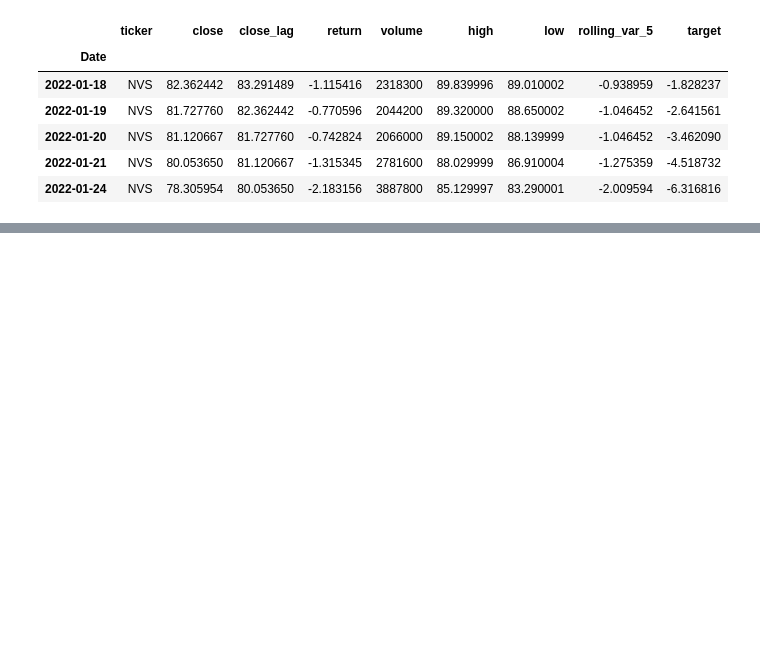
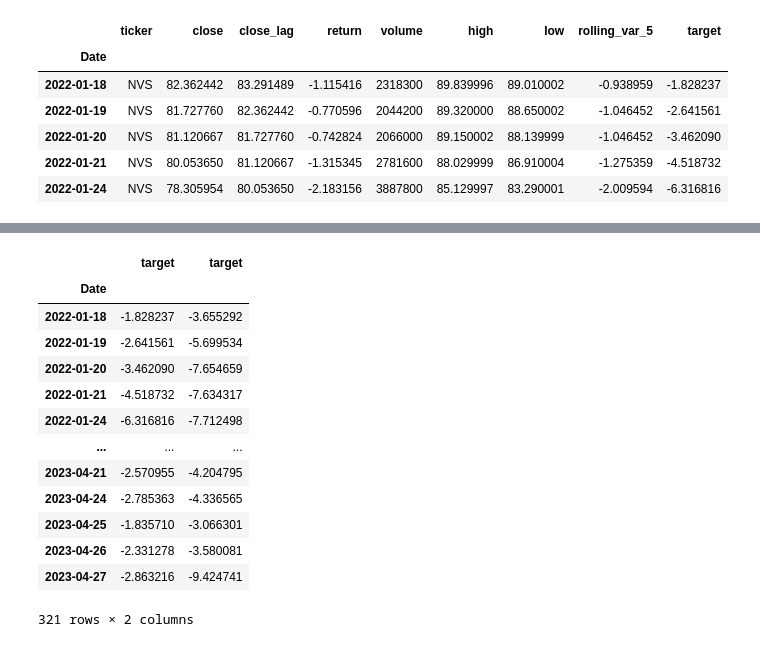
Before and after one commit to TobiPfeiffersGitHub/thesis_deep_ar, a Jupyter notebook: DeepARModel_test.ipynb, the cells around one changed output, grey strips where cells are left out. Drawn from its saved outputs; the diff is of its cells as text; code cells hidden in the pictures; blank space fills up the shorter version.

```diff
--- a/DeepARModel_test.ipynb
+++ b/DeepARModel_test.ipynb
@@ -84,0 +115,21 @@ gc
+# %%
+nvs_abbv = [data_nvs['target'], data_abbv['target']]
+granger_abbv = pd.concat(nvs_abbv, axis=1)
+columns=['NVS', 'ABBV']
+granger_abbv.colums = new_columns
+#granger_abbv
+# %% [output]
+|  | target | target |
+| Date |  |  |
+| 2022-01-18 | -1.828237 | -3.655292 |
+| 2022-01-19 | -2.641561 | -5.699534 |
+| 2022-01-20 | -3.462090 | -7.654659 |
+| 2022-01-21 | -4.518732 | -7.634317 |
+| 2022-01-24 | -6.316816 | -7.712498 |
+| ... | ... | ... |
+| 2023-04-21 | -2.570955 | -4.204795 |
+| 2023-04-24 | -2.785363 | -4.336565 |
+| 2023-04-25 | -1.835710 | -3.066301 |
+| 2023-04-26 | -2.331278 | -3.580081 |
+| 2023-04-27 | -2.863216 | -9.424741 |
+321 rows × 2 columns
```
Also changed, not shown: parts of 16 cells of this notebook, 2 other files.
